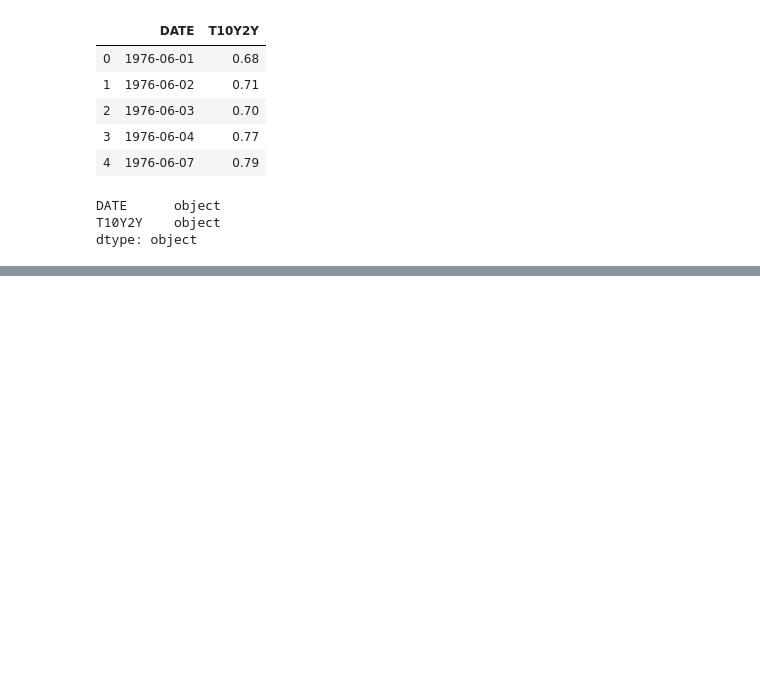
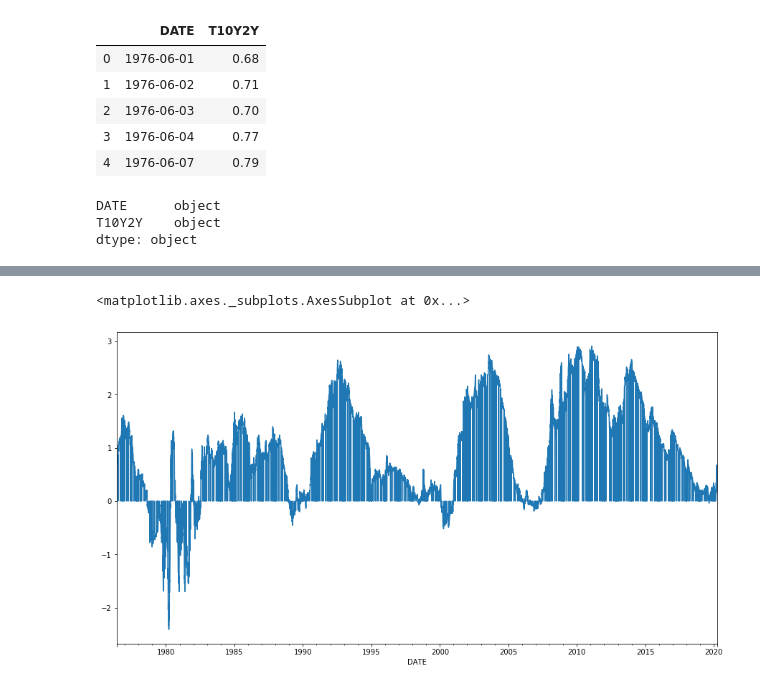
Before and after one commit to michaeleby1/commercial-paper, a Jupyter notebook: treasury-spread.ipynb, the cells around one changed output, grey strips where cells are left out. Drawn from its saved outputs; the diff is of its cells as text; code cells hidden in the pictures; blank space fills up the shorter version.

```diff
--- a/treasury-spread.ipynb
+++ b/treasury-spread.ipynb
@@ -22,4 +22,4 @@ DATE      object
 T10Y2Y    object
 dtype: object
 # %%
-df[df['T10Y2Y'] == '.']
+df = df[df['T10Y2Y'] != '.']
@@ -45,4 +31,4 @@ def convert_yield(row):
         return 0.00
 # %%
 df['DATE'] = pd.to_datetime(df['DATE'])
-df['T10Y2Y'] = df['T10Y2Y'].map(lambda x: convert_yield(x))
+df['T10Y2Y'] = df['T10Y2Y'].map(lambda x: float(x))
@@ -54,0 +35,2 @@ TypeError: no numeric data to plot
+# %%
+daily_yield = df.groupby(['DATE'])['T10Y2Y'].sum()
@@ -54,0 +53,5 @@ TypeError: no numeric data to plot
+# %%
+daily_yield.plot(figsize=(15,8))
+# %% [output]
+<matplotlib.axes._subplots.AxesSubplot at 0x...>
+[figure, added]
```
Also changed, not shown: parts of 4 cells of this notebook.
